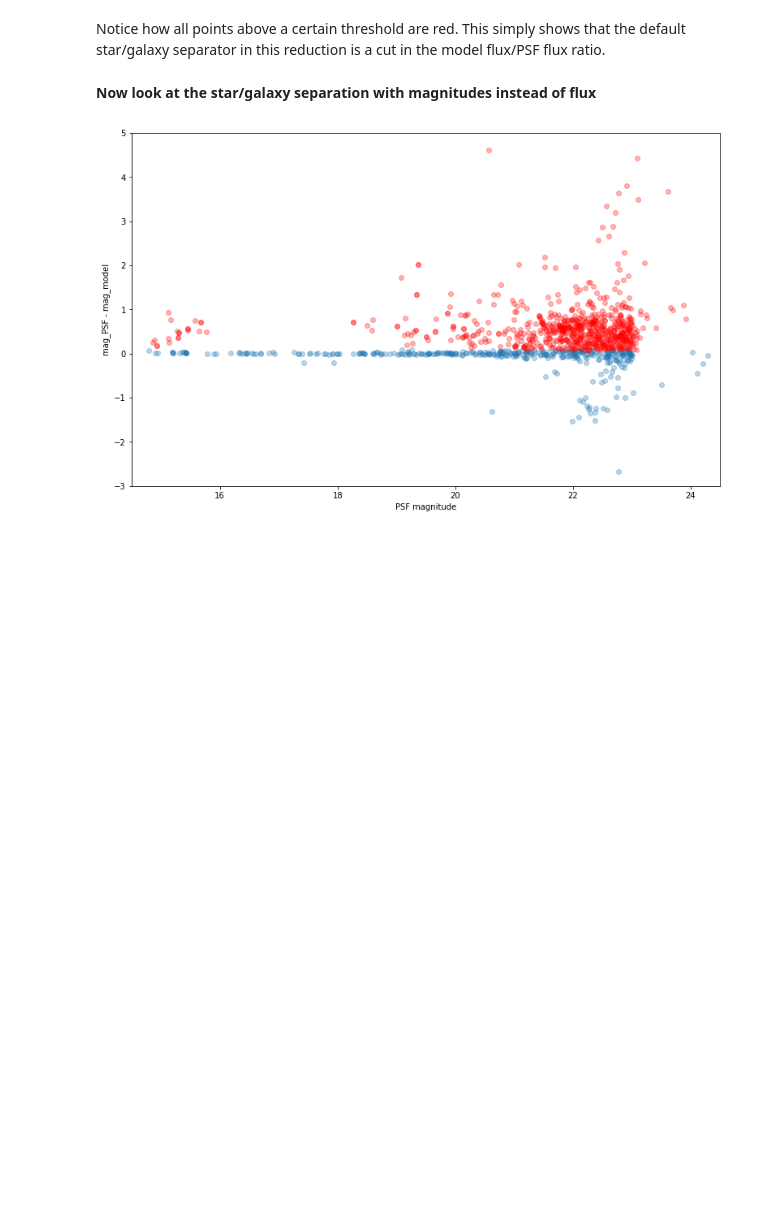
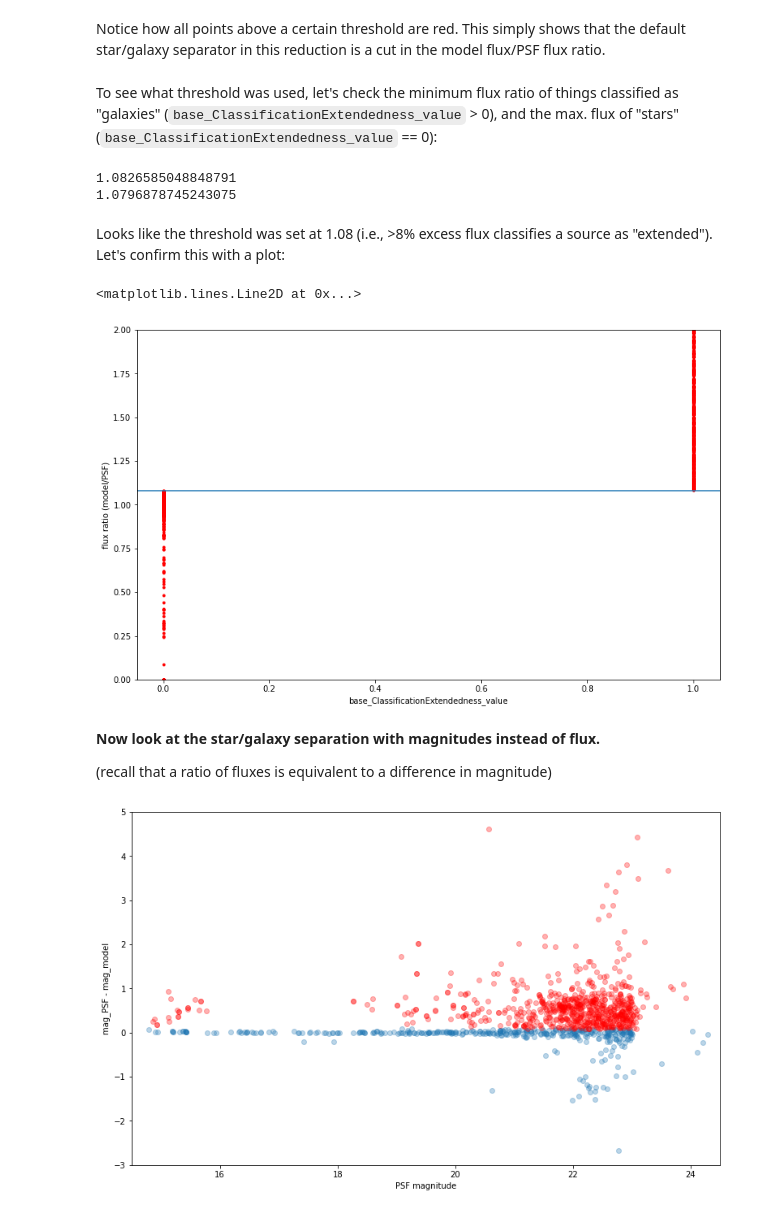
Before and after one commit to lsst-sqre/system-test, a Jupyter notebook: star_galaxy.ipynb, the cells around one changed output. Saved outputs shown, nothing was run; the diff lists cells and outputs as text; code cells hidden in the pictures; blank space fills up the shorter version.

Commit message:
Add new star/galaxy separation criteria.

```diff
--- a/star_galaxy.ipynb
+++ b/star_galaxy.ipynb
@@ -99,6 +102,28 @@ plt.show()
 [figure]
 # %% [markdown]
 Notice how all points above a certain threshold are red.  This simply shows that the default star/galaxy separator in this reduction is a cut in the model flux/PSF flux ratio.
+# %% [markdown]
+To see what threshold was used, let's check the minimum flux ratio of things classified as "galaxies" (`base_ClassificationExtendedness_value` > 0), and the max. flux of "stars" (`base_ClassificationExtendedness_value` == 0):
+# %%
+print(flux_ratio[galaxies].min())
+print(flux_ratio[stars].max())
+# %% [output]
+1.0826585048848791
+1.0796878745243075
+# %% [markdown]
+Looks like the threshold was set at 1.08 (i.e., >8% excess flux classifies a source as "extended"). Let's confirm this with a plot:
+# %%
+plt.plot(extend,flux_ratio,'r.')
+plt.ylim(0,2)
+plt.xlabel('base_ClassificationExtendedness_value')
+plt.ylabel('flux ratio (model/PSF)')
+# Draw a line at 1.08:
+plt.axhline(1.08)
+# %% [output]
+<matplotlib.lines.Line2D at 0x...>
+[figure, added]
 # %% [markdown]
-**Now look at the star/galaxy separation with magnitudes instead of flux**
+**Now look at the star/galaxy separation with magnitudes instead of flux.**
+
+(recall that a ratio of fluxes is equivalent to a difference in magnitude)
 # %%
```
Also changed, not shown: parts of 15 cells of this notebook.
